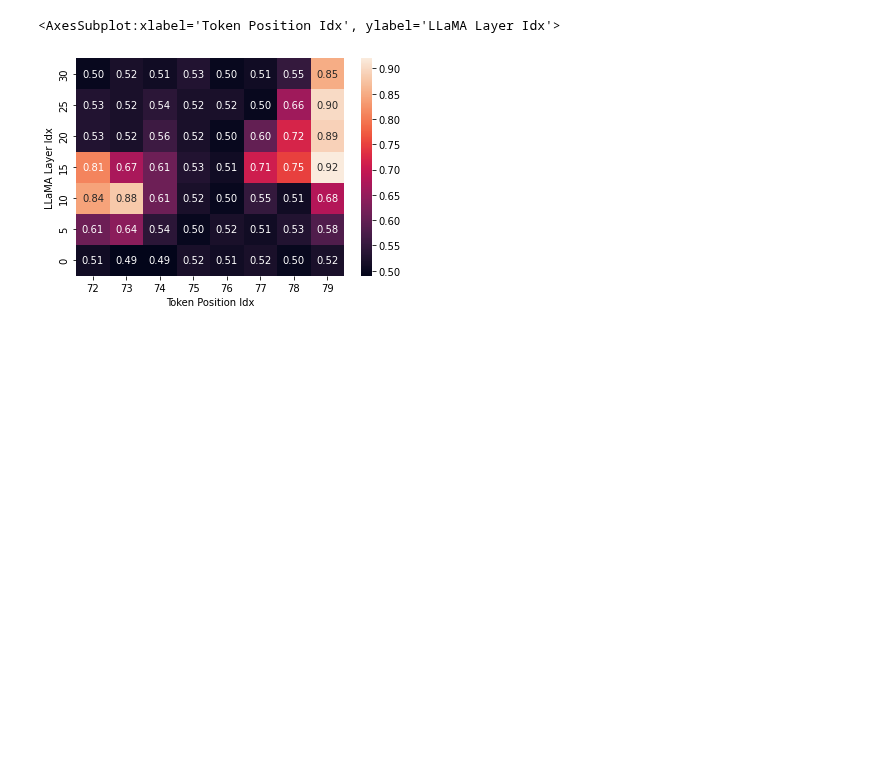
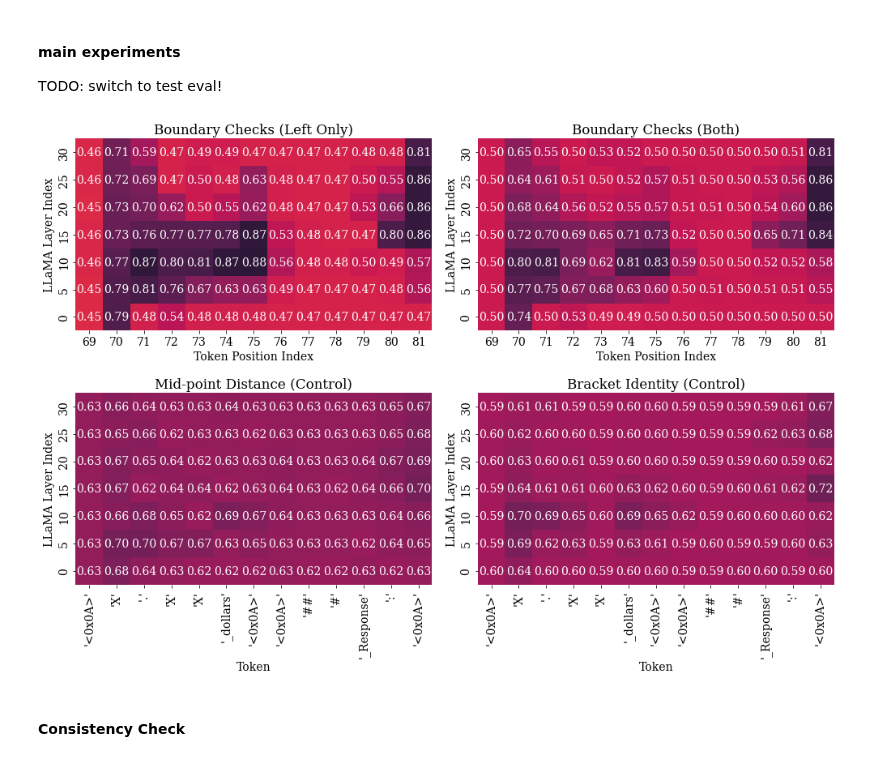
Before and after one commit to jasonlim131/robust-circuit-discovery, a Jupyter notebook: analysis.ipynb, the cells around one changed output. Drawn from its saved outputs; the diff is of its cells as text; code cells hidden in the pictures; blank space fills up the shorter version.

Commit message:
update experiments

```diff
--- a/analysis.ipynb
+++ b/analysis.ipynb
@@ -6 +1,4 @@ raw_df = pd.read_csv('./first_batch.tsv', sep='\t')
+# %% [markdown]
+#### main experiments
+TODO: switch to test eval!
 # %%
@@ -17,0 +20,8 @@ for column_name, column_data in raw_df.iteritems():
+# %%
+with open('./logs/eval_main_results.pkl', 'rb') as file:
+    # Load the pickled object from the file
+    loaded_object = pickle.load(file)
+oracle_lb_data = loaded_object['lower_bound_alignment']
+oracle_lub_data = loaded_object['both_bound_alignment']
+control_midpoint_data = loaded_object['midpoint_alignment']
+control_bracket_data = loaded_object['bracket_alignment']
@@ -17,0 +56,58 @@ for column_name, column_data in raw_df.iteritems():
+# %%
+plt.rcParams["font.family"] = "DejaVu Serif"
+font = {'family' : 'DejaVu Serif',
+        'size'   : 14}
+plt.rc('font', **font)
+
+fig, ax = plt.subplots(2, 2, figsize=(14, 10))
+sns.heatmap(
+    heatmap_oracle_lb_df, yticklabels=heatmap_oracle_lb_df.index[::-1],
+    annot=True, fmt='.2f', vmin=0.0, vmax=1.0,
+    cmap="rocket_r", square=True, cbar=False, ax=ax[0, 0]
+)
+
+sns.heatmap(
+    heatmap_oracle_lub_df, yticklabels=heatmap_oracle_lub_df.index[::-1],
+    annot=True, fmt='.2f', vmin=0.0, vmax=1.0,
+    cmap="rocket_r", square=True, cbar=False, ax=ax[0, 1]
+)
+
+sns.heatmap(
+    heatmap_control_midpoint_df, yticklabels=heatmap_control_midpoint_df.index[::-1],
+    annot=True, fmt='.2f', vmin=0.0, vmax=1.0,
+    cmap="rocket_r", square=True, cbar=False, ax=ax[1, 0],
+    xticklabels=["'<0x0A>'", "'X'", "'.'", "'X'", "'X'",
+                 "'_dollars'", "'<0x0A>'",
+                 "'<0x0A>'", "'##'", "'#'",
+                 "'_Response'", "':'", "'<0x0A>'"]
+)
+
+sns.heatmap(
+    heatmap_control_bracket_df, yticklabels=heatmap_control_bracket_df.index[::-1],
+    annot=True, fmt='.2f', vmin=0.0, vmax=1.0,
+    cmap="rocket_r", square=True, cbar=False, ax=ax[1, 1],
+    xticklabels=["'<0x0A>'", "'X'", "'.'", "'X'", "'X'",
+                 "'_dollars'", "'<0x0A>'",
+                 "'<0x0A>'", "'##'", "'#'",
+                 "'_Response'", "':'", "'<0x0A>'"]
+)
+ax[0, 0].set(xlabel='Token Position Index',
+       ylabel='LLaMA Layer Index',
+       title='Boundary Checks (Left Only)')
+ax[0, 1].set(xlabel='Token Position Index',
+       ylabel='LLaMA Layer Index',
+       title='Boundary Checks (Both)')
+ax[1, 0].set(xlabel='Token',
+       ylabel='LLaMA Layer Index',
+       title='Mid-point Distance (Control)')
+ax[1, 1].set(xlabel='Token',
+       ylabel='LLaMA Layer Index',
+       title='Bracket Identity (Control)')
+
+fig.tight_layout()
+# plt.show()
+plt.savefig("./logs/main-heatmap.svg", bbox_inches='tight')
+# %% [output]
+[figure, added]
+# %% [markdown]
+#### Consistency Check
@@ -25,8 +138,0 @@ heatmap_df = df.pivot(index='LLaMA Layer Idx', columns='Token Position Idx', val
-# %%
-sns.heatmap(
-    heatmap_df, yticklabels=heatmap_df.index[::-1],
-    annot=True, fmt='.2f'
-)
-# %% [output]
-<AxesSubplot:xlabel='Token Position Idx', ylabel='LLaMA Layer Idx'>
-[figure, removed]
```
Also changed, not shown: parts of 25 cells of this notebook, 4 other files.
